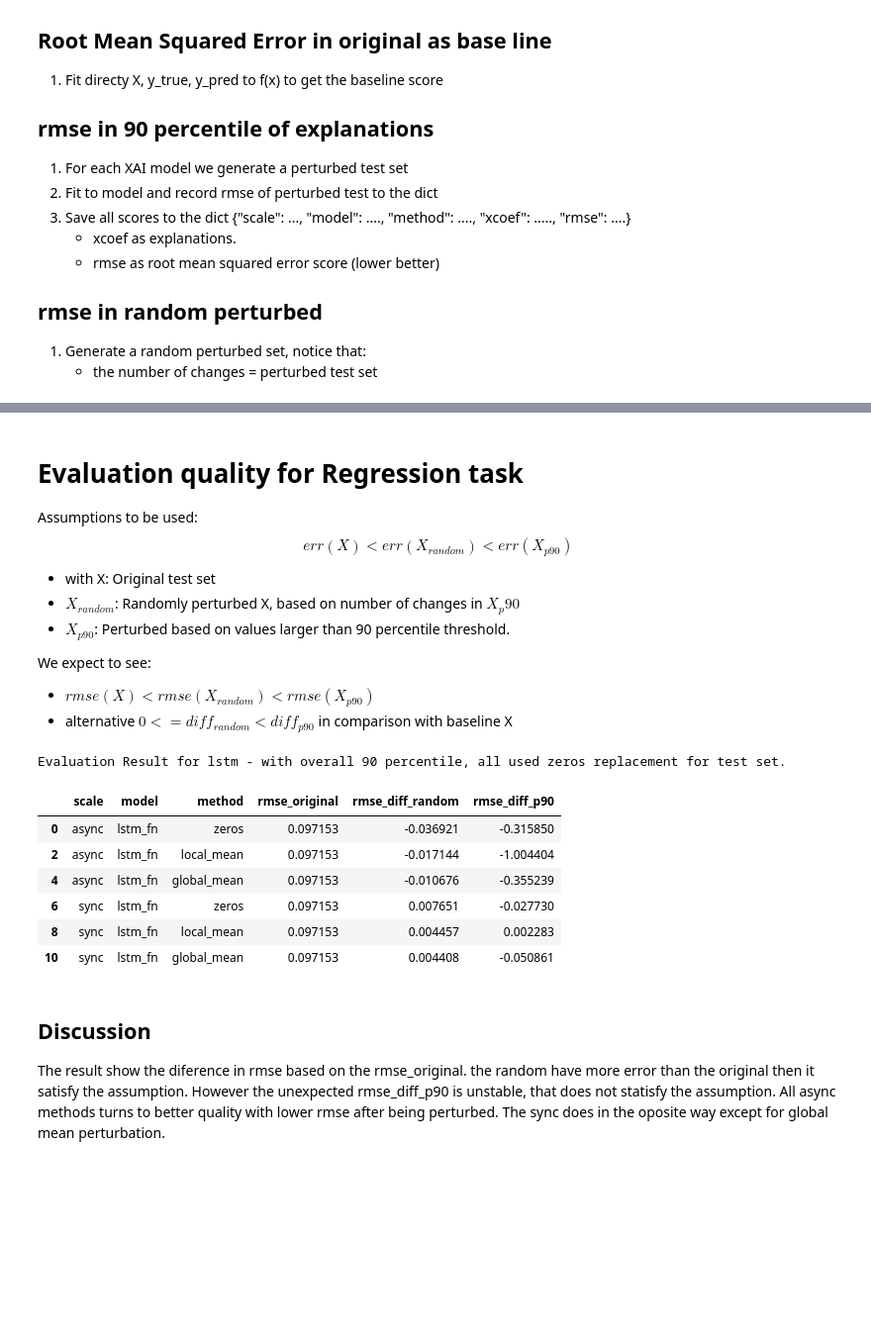
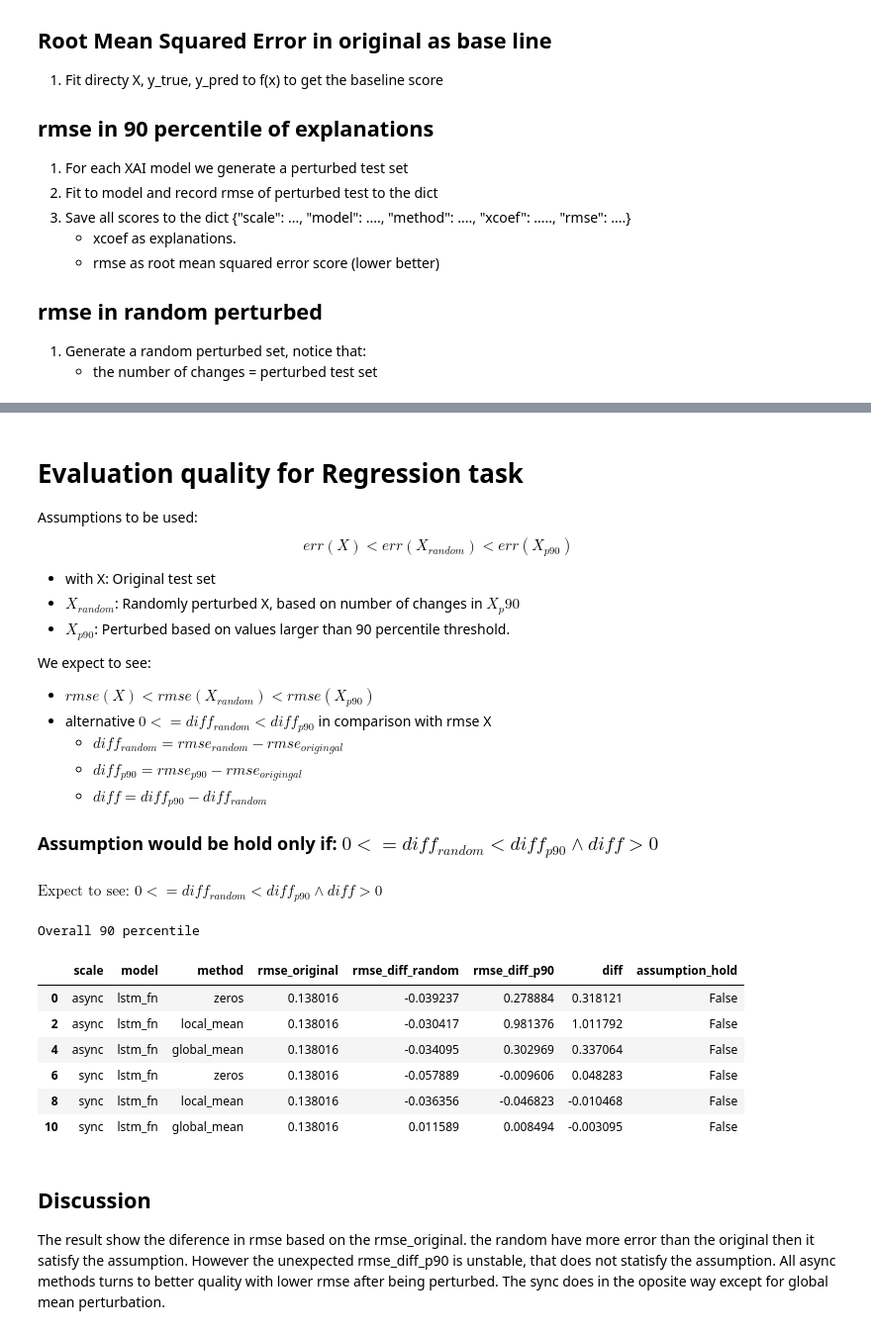
Before and after one commit to dungthuapps/tsx, a Jupyter notebook: notebooks/tsx-eval-qm.ipynb, the cells around one changed output, grey strips where cells are left out. Shown at 99% size. Drawn from its saved outputs; the diff is of its cells as text; code cells hidden in the pictures; blank space fills up the shorter version.

Commit message:
Update testing assumption hold

```diff
--- a/notebooks/tsx-eval-qm.ipynb
+++ b/notebooks/tsx-eval-qm.ipynb
@@ -246,4 +258,9 @@ Assumptions to be used:
 
 We expect to see:
 - $rmse(X) < rmse(X_{random}) < rmse(X_{p90})$
-- alternative $0 <= diff_{random} < diff_{p90}$ in comparison with baseline X
+- alternative $0 <= diff_{random} < diff_{p90}$ in comparison with rmse X
+    - $diff_{random} = rmse_{random} - rmse_{origingal}$
+    - $diff_{p90} = rmse_{p90} - rmse_{origingal}$
+    - $diff = diff_{p90} - diff_{random} $
+
+### Assumption would be hold only if: $0 <= diff_{random} < diff_{p90}  \land  diff > 0 $
@@ -255,18 +267,26 @@ eva_df["rmse_diff_p90"] = eva_df.eval("rmse_original - rmse_p90")
-# %%
-# Evaluation Result for lstm
-tt = eva_df.loc[:, ["scale", "model", "method", "rmse_original","rmse_diff_random", "rmse_diff_p90"]]
-eva_lstm = tt.query("model == 'lstm_fn' ")
-print("Evaluation Result for lstm - with overall 90 percentile, all used zeros replacement for test set.")
-eva_lstm
-# %% [output]
-Evaluation Result for lstm - with overall 90 percentile, all used zeros replacement for test set.
-|  | scale | model | method | rmse_original | rmse_diff_random | rmse_diff_p90 |
-| 0 | async | lstm_fn | zeros | 0.097153 | -0.036921 | -0.315850 |
-| 2 | async | lstm_fn | local_mean | 0.097153 | -0.017144 | -1.004404 |
-| 4 | async | lstm_fn | global_mean | 0.097153 | -0.010676 | -0.355239 |
-| 6 | sync | lstm_fn | zeros | 0.097153 | 0.007651 | -0.027730 |
-| 8 | sync | lstm_fn | local_mean | 0.097153 | 0.004457 | 0.002283 |
-| 10 | sync | lstm_fn | global_mean | 0.097153 | 0.004408 | -0.050861 |
+# %%
+# Evaluation Result for lstm
+from IPython.display import Math, display
+_math_text_ = r"""$\text{Expect to see: } 0 <= diff_{random} < diff_{p90}  \land  diff > 0 $"""
+X, y_true = zip(*test_set)
+# %%
+test_case_1 = "Overall 90 percentile"
+exp1 = qm_rmse_exp(X, y_true, explanations, axis=None)
+# %%
+# Case 1
+display(Math(_math_text_))
+print(test_case_1)
+eva_explainations(exp1)
+# %% [output]
+$\displaystyle \text{Expect to see: } 0 <= diff_{random} < diff_{p90}  \land  diff > 0 $
+Overall 90 percentile
+|  | scale | model | method | rmse_original | rmse_diff_random | rmse_diff_p90 | diff | assumption_hold |
+| 0 | async | lstm_fn | zeros | 0.138016 | -0.039237 | 0.278884 | 0.318121 | False |
+| 2 | async | lstm_fn | local_mean | 0.138016 | -0.030417 | 0.981376 | 1.011792 | False |
+| 4 | async | lstm_fn | global_mean | 0.138016 | -0.034095 | 0.302969 | 0.337064 | False |
+| 6 | sync | lstm_fn | zeros | 0.138016 | -0.057889 | -0.009606 | 0.048283 | False |
+| 8 | sync | lstm_fn | local_mean | 0.138016 | -0.036356 | -0.046823 | -0.010468 | False |
+| 10 | sync | lstm_fn | global_mean | 0.138016 | 0.011589 | 0.008494 | -0.003095 | False |
 # %% [markdown]
 ## Discussion
 
```
Also changed, not shown: parts of 18 cells of this notebook.
